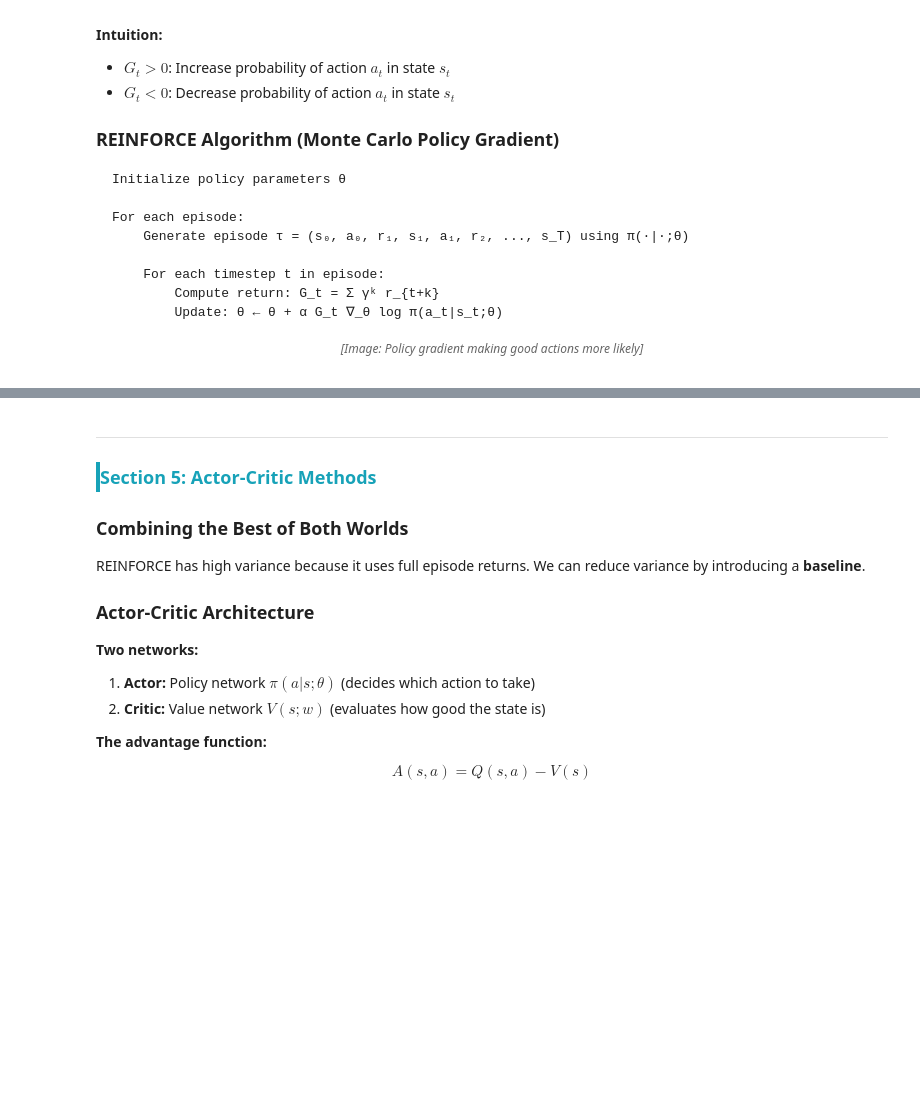
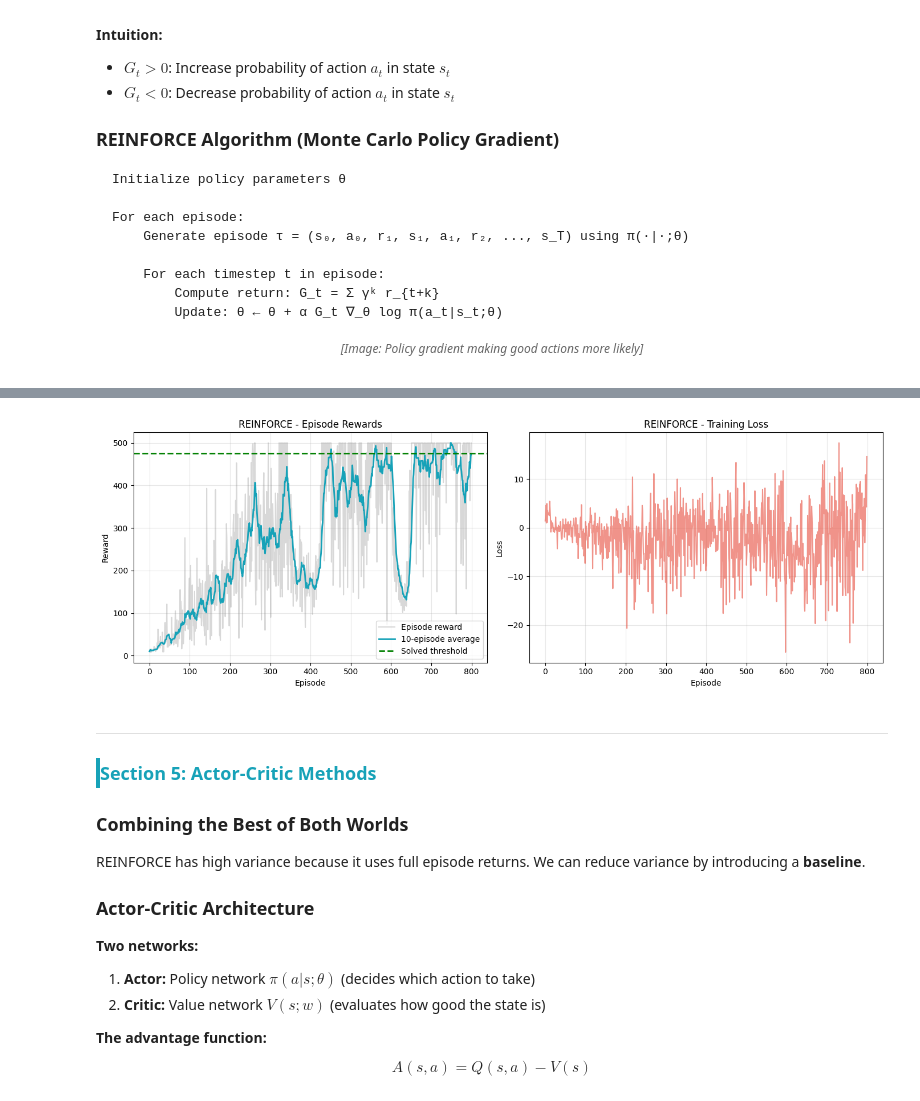
Before and after one commit to mdehghani86/RL_labs, a Jupyter notebook: Lab_11_Deep_Reinforcement_Learning.ipynb, the cells around one changed output, grey strips where cells are left out. Drawn from its saved outputs; the diff is of its cells as text; code cells hidden in the pictures; blank space fills up the shorter version.

```diff
--- a/Lab_11_Deep_Reinforcement_Learning.ipynb
+++ b/Lab_11_Deep_Reinforcement_Learning.ipynb
@@ -1739,9 +1940,9 @@ def train_reinforce(num_episodes=800, max_steps=500):
     pretty_print("Training REINFORCE (FIXED)",
                  f"Episodes: {num_episodes}<br>" +
                  f"Expected convergence: 600-800 episodes<br>" +
-                 f"Return standardization: ENABLED ✓<br>" +
-                 f"Entropy regularization: ENABLED ✓<br>" +
-                 f"Gradient clipping: ENABLED ✓<br>" +
+                 f"Return standardization: ENABLED \u2713<br>" +
+                 f"Entropy regularization: ENABLED \u2713<br>" +
+                 f"Gradient clipping: ENABLED \u2713<br>" +
                  f"Learning should be much smoother now!<br>" +
                  f"This may take 10-15 minutes...",
                  style='info')
@@ -1753,7 +1954,8 @@ def train_reinforce(num_episodes=800, max_steps=500):
         # Generate episode
         for step in range(max_steps):
             action = agent.select_action(state)
-            next_state, reward, done = step_env(env, action)
+            # FIX: Unpack 4 values from step_env (next_state, reward, done, info)
+            next_state, reward, done, _ = step_env(env, action)
 
             agent.store_reward(reward)
             episode_reward += reward
@@ -1787,7 +1989,7 @@ final_avg = np.mean(reinforce_rewards[-100:])
 pretty_print("REINFORCE Training Complete",
              f"Final 100-episode average: {final_avg:.2f}<br>" +
              f"Best episode reward: {max(reinforce_rewards):.0f}<br>" +
-             f"Status: {'<strong>SOLVED ✓</strong>' if final_avg >= 475 else 'Needs more episodes'}<br>" +
+             f"Status: {'<strong>SOLVED \u2713</strong>' if final_avg >= 475 else 'Needs more episodes'}<br>" +
              f"With return standardization, learning is much more stable!<br>" +
              f"Compare variance with DQN in the plots below",
              style='result')
@@ -1794,3 +2020,8 @@ pretty_print("REINFORCE Training Complete",
+# %%
+# Plot REINFORCE results
+plot_training_results(reinforce_rewards, reinforce_losses, 'REINFORCE', window=10)
+# %% [output]
+[figure, added]
 # %% [markdown]
 ---
 <div style="border-left: 4px solid #17a2b8; padding-left: 12px; margin: 20px 0;">
```
Also changed, not shown: parts of 31 cells of this notebook.
